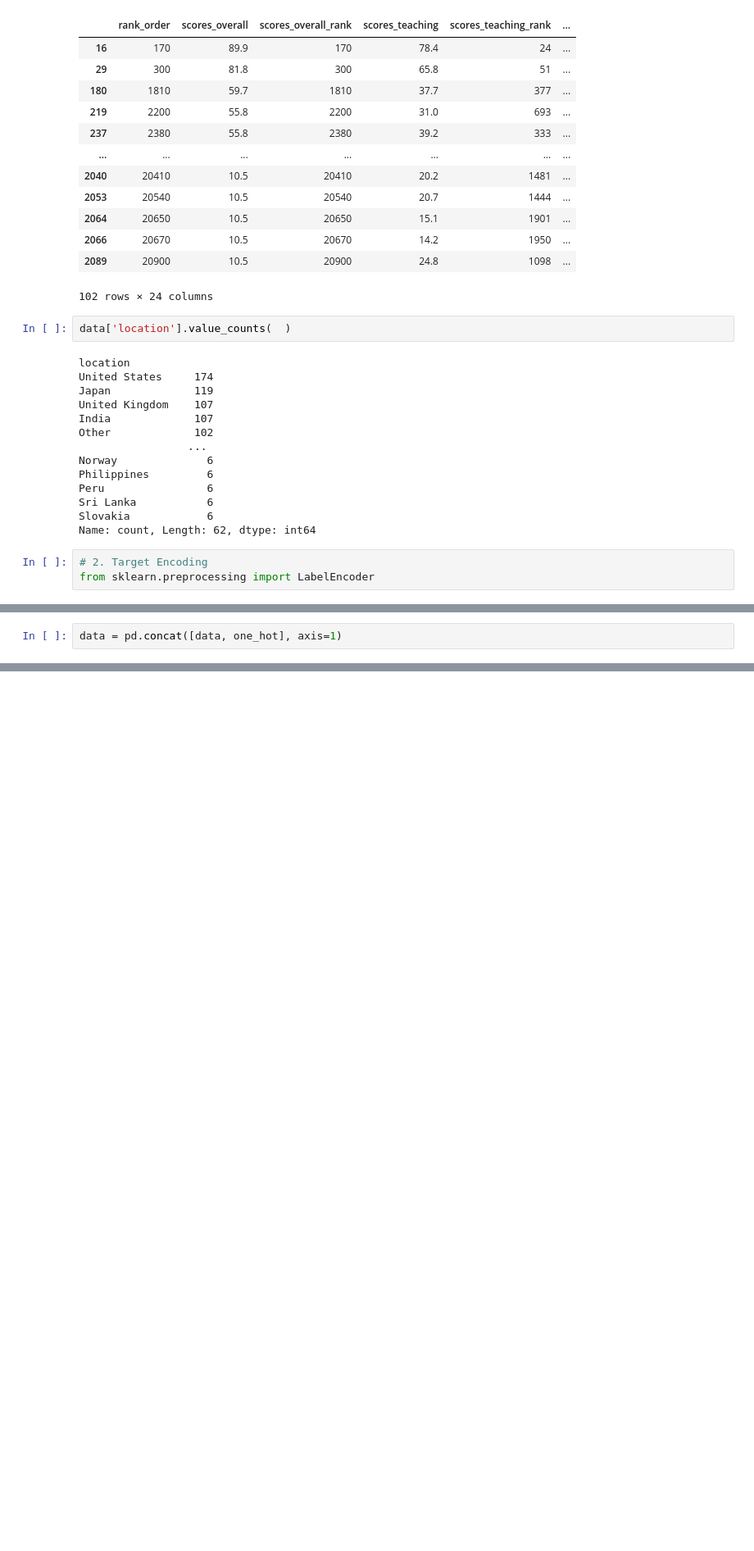
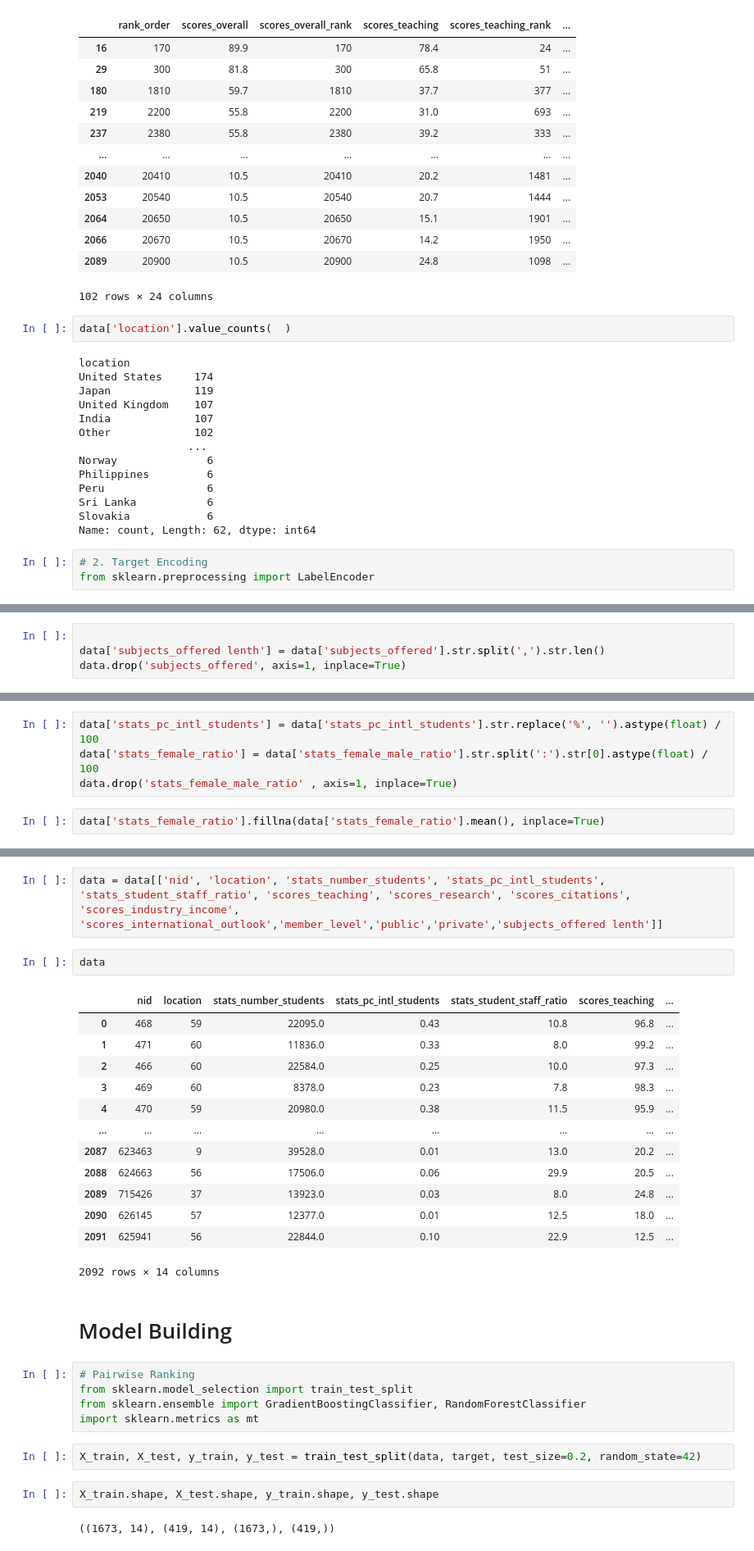
Before and after one commit to firatege/edu-rank-prediction, a Jupyter notebook: src/notebook.ipynb, the cells around one changed output, grey strips where cells are left out. Shown: that part at 82% size. Cells and saved outputs as stored; diff of their text form; blank space fills up the shorter version.

```diff
--- a/src/notebook.ipynb
+++ b/src/notebook.ipynb
@@ -203,2 +225,4 @@ one_hot = pd.get_dummies(data['record_type'], drop_first=True), pd.get_dummies(d
 # %%
-data = pd.concat([data, one_hot], axis=1)
+
+data['subjects_offered lenth'] = data['subjects_offered'].str.split(',').str.len()
+data.drop('subjects_offered', axis=1, inplace=True)
@@ -206,0 +245,6 @@ TypeError: cannot concatenate object of type '<class 'tuple'>'; only Series and
+# %%
+data['stats_pc_intl_students'] = data['stats_pc_intl_students'].str.replace('%', '').astype(float) / 100
+data['stats_female_ratio'] = data['stats_female_male_ratio'].str.split(':').str[0].astype(float) / 100
+data.drop('stats_female_male_ratio' , axis=1, inplace=True)
+# %%
+data['stats_female_ratio'].fillna(data['stats_female_ratio'].mean(), inplace=True)
@@ -206,0 +278,31 @@ TypeError: cannot concatenate object of type '<class 'tuple'>'; only Series and
+# %%
+data = data[['nid', 'location', 'stats_number_students', 'stats_pc_intl_students', 'stats_student_staff_ratio', 'scores_teaching', 'scores_research', 'scores_citations', 'scores_industry_income', 'scores_international_outlook','member_level','public','private','subjects_offered lenth']]
+# %%
+data
+# %% [output]
+|  | nid | location | stats_number_students | stats_pc_intl_students | stats_student_staff_ratio | scores_teaching | ... |
+| 0 | 468 | 59 | 22095.0 | 0.43 | 10.8 | 96.8 | ... |
+| 1 | 471 | 60 | 11836.0 | 0.33 | 8.0 | 99.2 | ... |
+| 2 | 466 | 60 | 22584.0 | 0.25 | 10.0 | 97.3 | ... |
+| 3 | 469 | 60 | 8378.0 | 0.23 | 7.8 | 98.3 | ... |
+| 4 | 470 | 59 | 20980.0 | 0.38 | 11.5 | 95.9 | ... |
+| ... | ... | ... | ... | ... | ... | ... | ... |
+| 2087 | 623463 | 9 | 39528.0 | 0.01 | 13.0 | 20.2 | ... |
+| 2088 | 624663 | 56 | 17506.0 | 0.06 | 29.9 | 20.5 | ... |
+| 2089 | 715426 | 37 | 13923.0 | 0.03 | 8.0 | 24.8 | ... |
+| 2090 | 626145 | 57 | 12377.0 | 0.01 | 12.5 | 18.0 | ... |
+| 2091 | 625941 | 56 | 22844.0 | 0.10 | 22.9 | 12.5 | ... |
+2092 rows × 14 columns
+# %% [markdown]
+# Model Building
+# %%
+# Pairwise Ranking
+from sklearn.model_selection import train_test_split
+from sklearn.ensemble import GradientBoostingClassifier, RandomForestClassifier
+import sklearn.metrics as mt
+# %%
+X_train, X_test, y_train, y_test = train_test_split(data, target, test_size=0.2, random_state=42)
+# %%
+X_train.shape, X_test.shape, y_train.shape, y_test.shape
+# %% [output]
+((1673, 14), (419, 14), (1673,), (419,))
```
Also changed, not shown: parts of 20 cells of this notebook, 1 other file.
